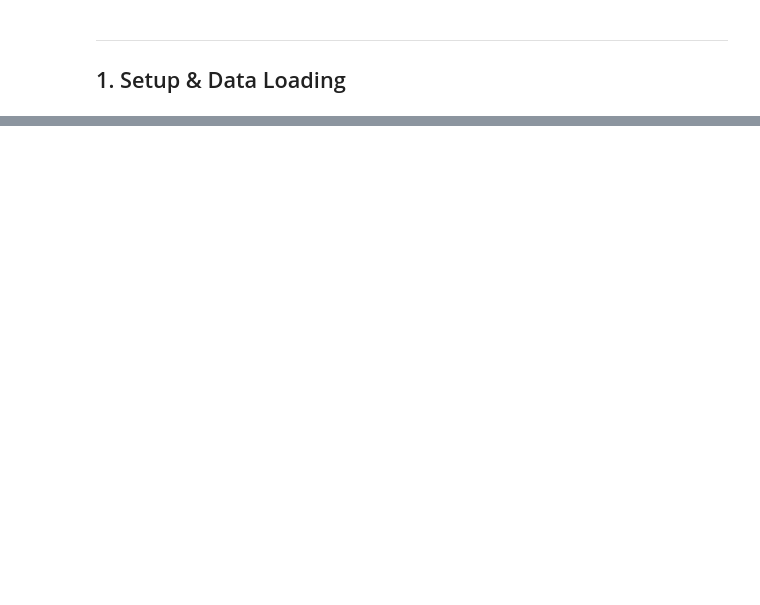
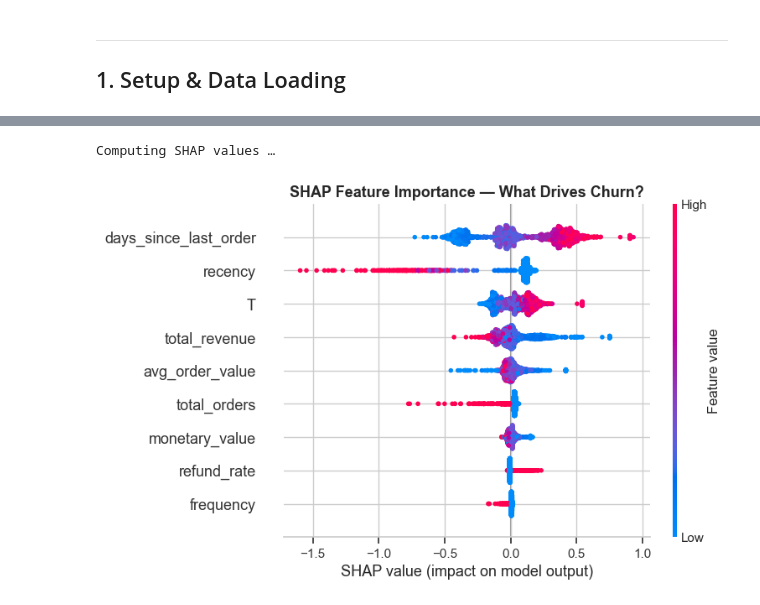
Before and after one commit to giulia-bono/retentioniq, a Jupyter notebook: notebooks/02_model_training_benchmarks.ipynb, the cells around one changed output, grey strips where cells are left out. Saved outputs shown, nothing was run; the diff lists cells and outputs as text; code cells hidden in the pictures; blank space fills up the shorter version.

```diff
--- a/notebooks/02_model_training_benchmarks.ipynb
+++ b/notebooks/02_model_training_benchmarks.ipynb
@@ -763,0 +688,18 @@ print("Snowflake connection closed.")
+# %%
+# ============================================================
+# SHAP — Global feature importance (XGBoost)
+# ============================================================
+print('Computing SHAP values …')
+# Use a 2000-row sample for speed
+shap_sample = X_test.sample(n=min(2000, len(X_test)), random_state=RANDOM_STATE)
+explainer   = shap.TreeExplainer(xgb_model)
+shap_values = explainer.shap_values(shap_sample)
+
+fig, ax = plt.subplots(figsize=(10, 6))
+shap.summary_plot(shap_values, shap_sample, feature_names=FEATURE_COLS, show=False)
+plt.title('SHAP Feature Importance — What Drives Churn?', fontweight='bold', fontsize=13)
+plt.tight_layout()
+plt.show()
+# %% [output]
+Computing SHAP values …
+[figure, added]
```
Also changed, not shown: parts of 61 cells of this notebook, 10 other files.
